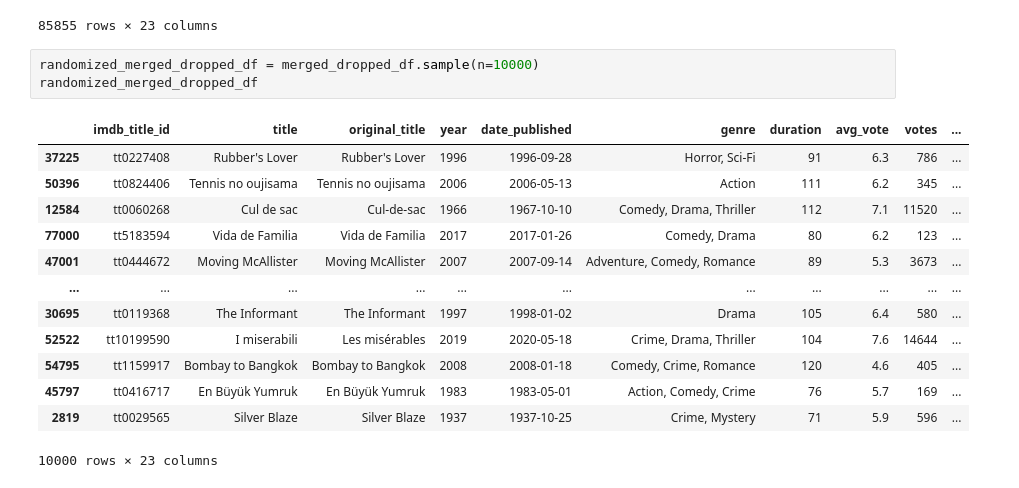
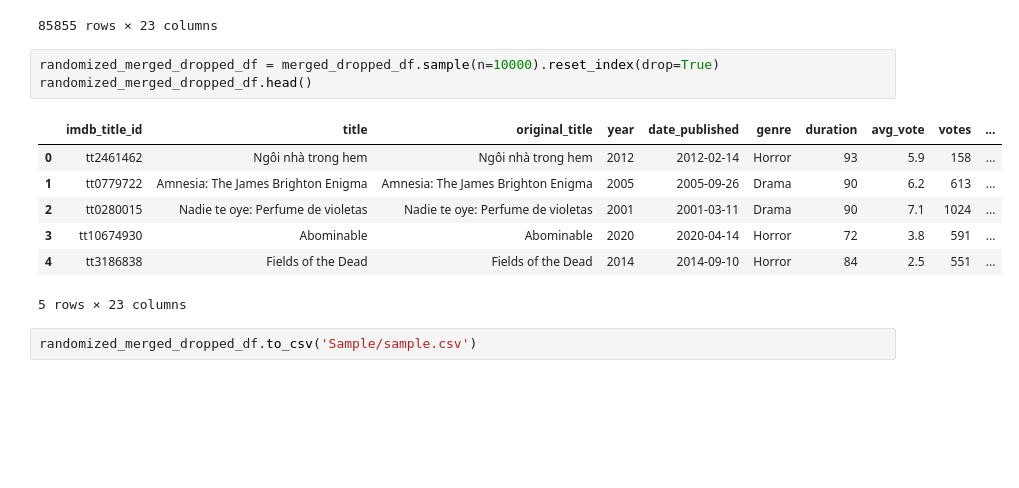
Before and after one commit to ianmkinney/imdb-machine-learning, a Jupyter notebook: MoviesClean.ipynb, the cells around one changed output. Cells and saved outputs as stored; diff of their text form; blank space fills up the shorter version.

```diff
--- a/MoviesClean.ipynb
+++ b/MoviesClean.ipynb
@@ -65,19 +65,15 @@ merged_dropped_df
 | 85854 | tt9914942 | La vida sense la Sara Amat | La vida sense la Sara Amat | 2019 | 2020-02-05 | Drama | 74 | 6.7 | 102 | ... |
 85855 rows × 23 columns
 # %%
-randomized_merged_dropped_df = merged_dropped_df.sample(n=10000)
-randomized_merged_dropped_df
+randomized_merged_dropped_df = merged_dropped_df.sample(n=10000).reset_index(drop=True)
+randomized_merged_dropped_df.head()
 # %% [output]
 |  | imdb_title_id | title | original_title | year | date_published | genre | duration | avg_vote | votes | ... |
-| 37225 | tt0227408 | Rubber's Lover | Rubber's Lover | 1996 | 1996-09-28 | Horror, Sci-Fi | 91 | 6.3 | 786 | ... |
-| 50396 | tt0824406 | Tennis no oujisama | Tennis no oujisama | 2006 | 2006-05-13 | Action | 111 | 6.2 | 345 | ... |
-| 12584 | tt0060268 | Cul de sac | Cul-de-sac | 1966 | 1967-10-10 | Comedy, Drama, Thriller | 112 | 7.1 | 11520 | ... |
-| 77000 | tt5183594 | Vida de Familia | Vida de Familia | 2017 | 2017-01-26 | Comedy, Drama | 80 | 6.2 | 123 | ... |
-| 47001 | tt0444672 | Moving McAllister | Moving McAllister | 2007 | 2007-09-14 | Adventure, Comedy, Romance | 89 | 5.3 | 3673 | ... |
-| ... | ... | ... | ... | ... | ... | ... | ... | ... | ... | ... |
-| 30695 | tt0119368 | The Informant | The Informant | 1997 | 1998-01-02 | Drama | 105 | 6.4 | 580 | ... |
-| 52522 | tt10199590 | I miserabili | Les misérables | 2019 | 2020-05-18 | Crime, Drama, Thriller | 104 | 7.6 | 14644 | ... |
-| 54795 | tt1159917 | Bombay to Bangkok | Bombay to Bangkok | 2008 | 2008-01-18 | Comedy, Crime, Romance | 120 | 4.6 | 405 | ... |
-| 45797 | tt0416717 | En Büyük Yumruk | En Büyük Yumruk | 1983 | 1983-05-01 | Action, Comedy, Crime | 76 | 5.7 | 169 | ... |
-| 2819 | tt0029565 | Silver Blaze | Silver Blaze | 1937 | 1937-10-25 | Crime, Mystery | 71 | 5.9 | 596 | ... |
+| 0 | tt2461462 | Ngôi nhà trong hem | Ngôi nhà trong hem | 2012 | 2012-02-14 | Horror | 93 | 5.9 | 158 | ... |
+| 1 | tt0779722 | Amnesia: The James Brighton Enigma | Amnesia: The James Brighton Enigma | 2005 | 2005-09-26 | Drama | 90 | 6.2 | 613 | ... |
+| 2 | tt0280015 | Nadie te oye: Perfume de violetas | Nadie te oye: Perfume de violetas | 2001 | 2001-03-11 | Drama | 90 | 7.1 | 1024 | ... |
+| 3 | tt10674930 | Abominable | Abominable | 2020 | 2020-04-14 | Horror | 72 | 3.8 | 591 | ... |
+| 4 | tt3186838 | Fields of the Dead | Fields of the Dead | 2014 | 2014-09-10 | Horror | 84 | 2.5 | 551 | ... |
-10000 rows × 23 columns
+5 rows × 23 columns
+# %%
+randomized_merged_dropped_df.to_csv('Sample/sample.csv')
```
Also changed, not shown: 3 other files.
